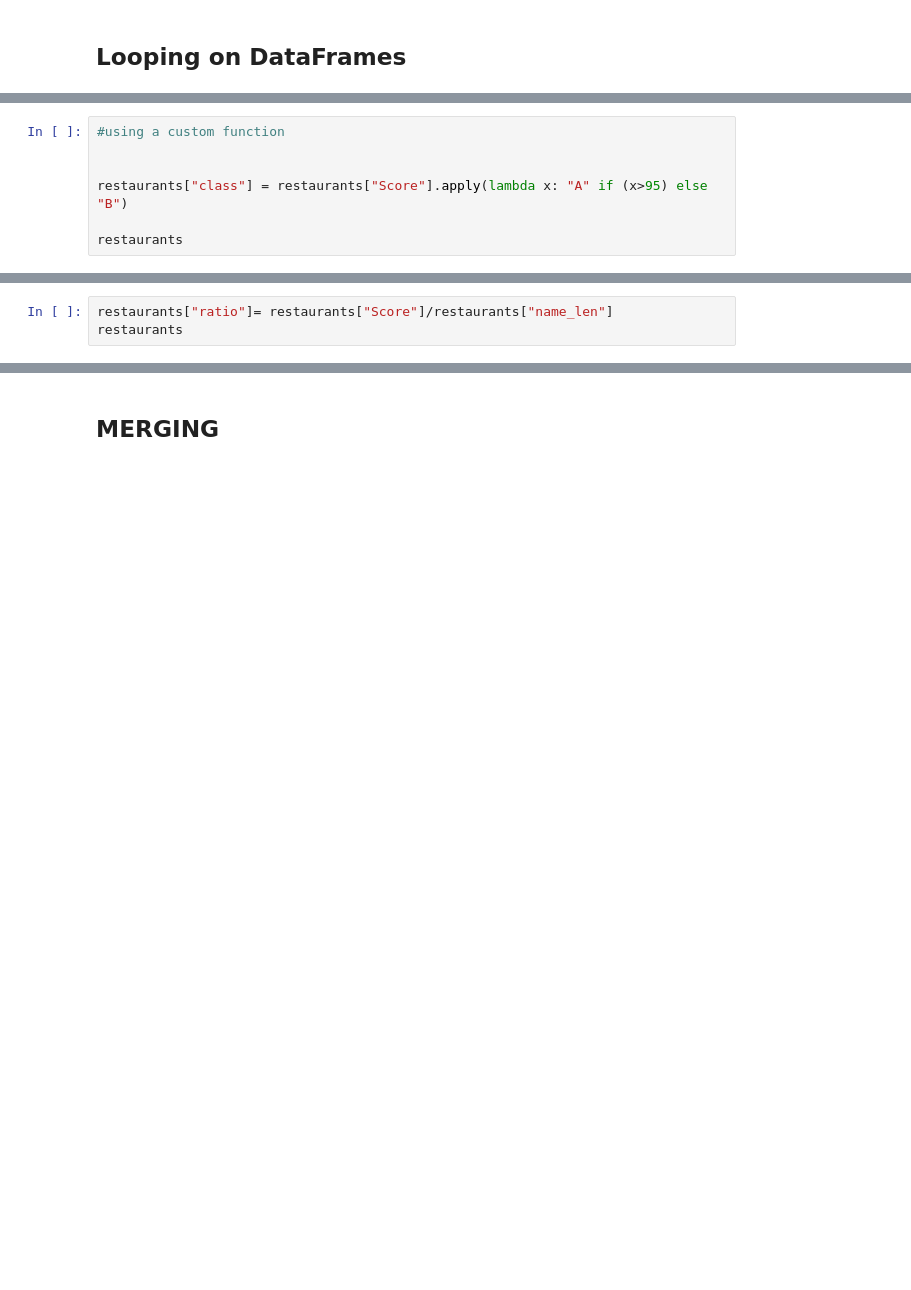
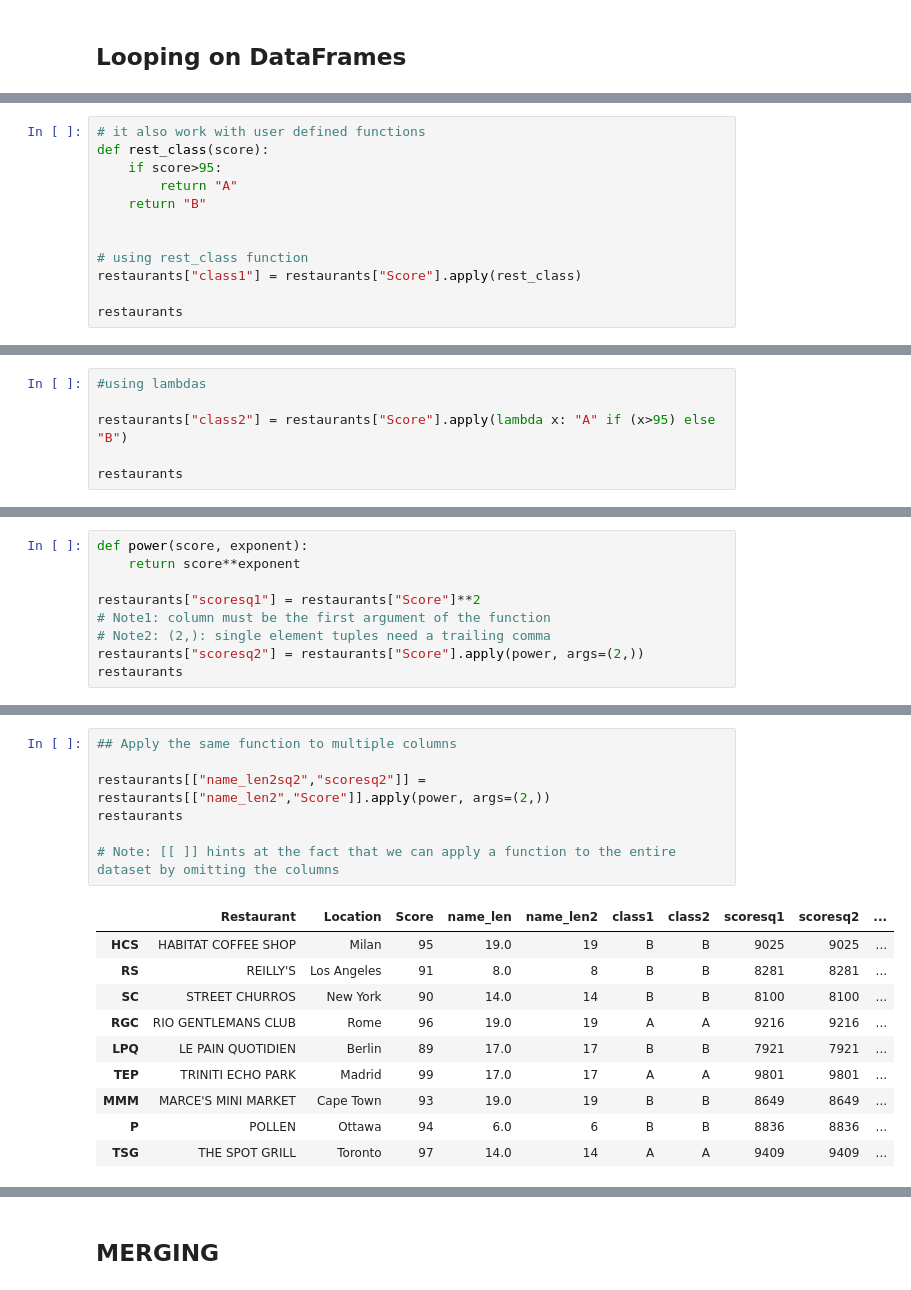
Before and after one commit to Fritzpass/BABD2022, a Jupyter notebook: Lab_01_python/03_Pandas.ipynb, the cells around one changed output, grey strips where cells are left out. Saved outputs shown, nothing was run; the diff lists cells and outputs as text; blank space fills up the shorter version.

```diff
--- a/Lab_01_python/03_Pandas.ipynb
+++ b/Lab_01_python/03_Pandas.ipynb
@@ -171,0 +399,12 @@ restaurants
+# %%
+# it also work with user defined functions
+def rest_class(score):
+    if score>95:
+        return "A"
+    return "B"
+
+
+# using rest_class function
+restaurants["class1"] = restaurants["Score"].apply(rest_class)
+
+restaurants
@@ -172,7 +424,6 @@ restaurants
 # %%
-#using a custom function
+#using lambdas
 
-
-restaurants["class"] = restaurants["Score"].apply(lambda x: "A" if (x>95) else "B")
+restaurants["class2"] = restaurants["Score"].apply(lambda x: "A" if (x>95) else "B")
 
 restaurants
@@ -179,3 +440,0 @@ restaurants
-# %%
-restaurants["ratio"]= restaurants["Score"]/restaurants["name_len"]
-restaurants
@@ -181,0 +443,9 @@ restaurants
+# %%
+def power(score, exponent):
+    return score**exponent
+
+restaurants["scoresq1"] = restaurants["Score"]**2
+# Note1: column must be the first argument of the function
+# Note2: (2,): single element tuples need a trailing comma
+restaurants["scoresq2"] = restaurants["Score"].apply(power, args=(2,))
+restaurants
@@ -181,0 +463,18 @@ restaurants
+# %%
+## Apply the same function to multiple columns
+
+restaurants[["name_len2sq2","scoresq2"]] = restaurants[["name_len2","Score"]].apply(power, args=(2,))
+restaurants
+
+# Note: [[ ]] hints at the fact that we can apply a function to the entire dataset by omitting the columns
+# %% [output]
+|  | Restaurant | Location | Score | name_len | name_len2 | class1 | class2 | scoresq1 | scoresq2 | ... |
+| HCS | HABITAT COFFEE SHOP | Milan | 95 | 19.0 | 19 | B | B | 9025 | 9025 | ... |
+| RS | REILLY'S | Los Angeles | 91 | 8.0 | 8 | B | B | 8281 | 8281 | ... |
+| SC | STREET CHURROS | New York | 90 | 14.0 | 14 | B | B | 8100 | 8100 | ... |
+| RGC | RIO GENTLEMANS CLUB | Rome | 96 | 19.0 | 19 | A | A | 9216 | 9216 | ... |
+| LPQ | LE PAIN QUOTIDIEN | Berlin | 89 | 17.0 | 17 | B | B | 7921 | 7921 | ... |
+| TEP | TRINITI ECHO PARK | Madrid | 99 | 17.0 | 17 | A | A | 9801 | 9801 | ... |
+| MMM | MARCE'S MINI MARKET | Cape Town | 93 | 19.0 | 19 | B | B | 8649 | 8649 | ... |
+| P | POLLEN | Ottawa | 94 | 6.0 | 6 | B | B | 8836 | 8836 | ... |
+| TSG | THE SPOT GRILL | Toronto | 97 | 14.0 | 14 | A | A | 9409 | 9409 | ... |
```
Also changed, not shown: parts of 52 cells of this notebook.
